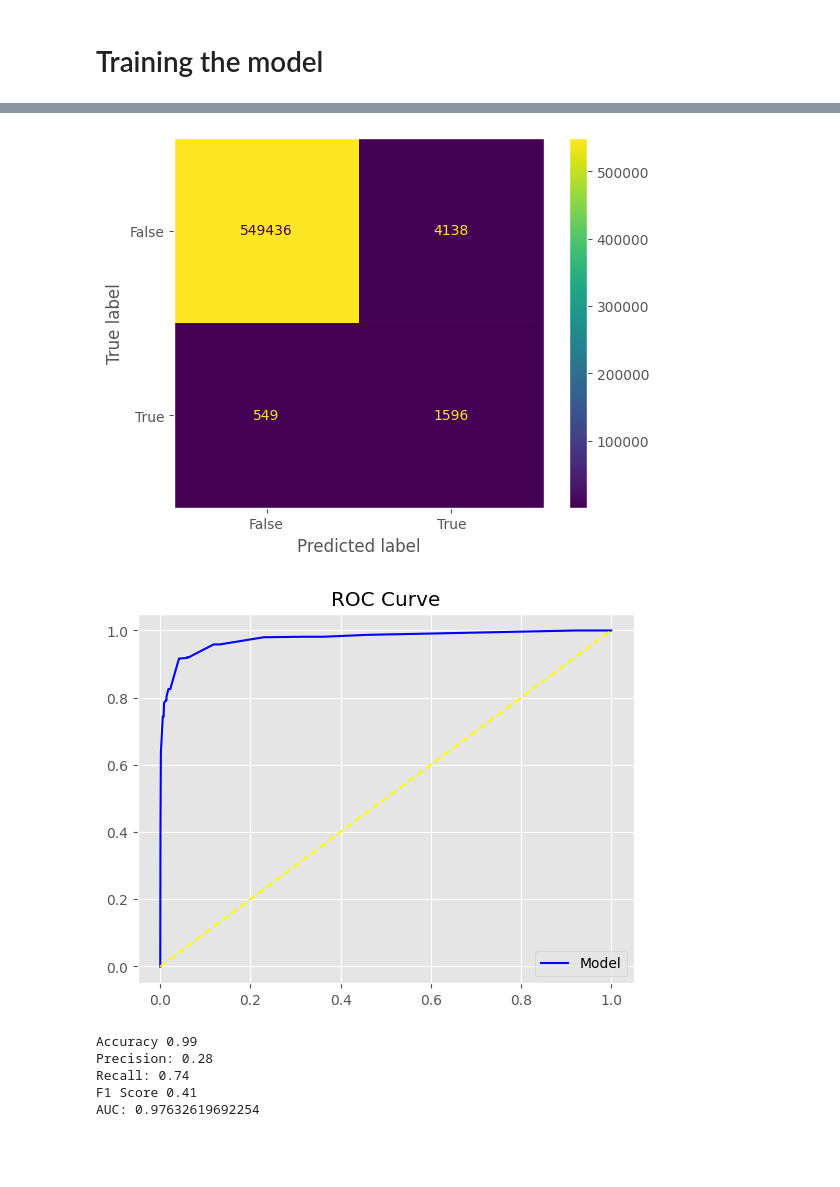
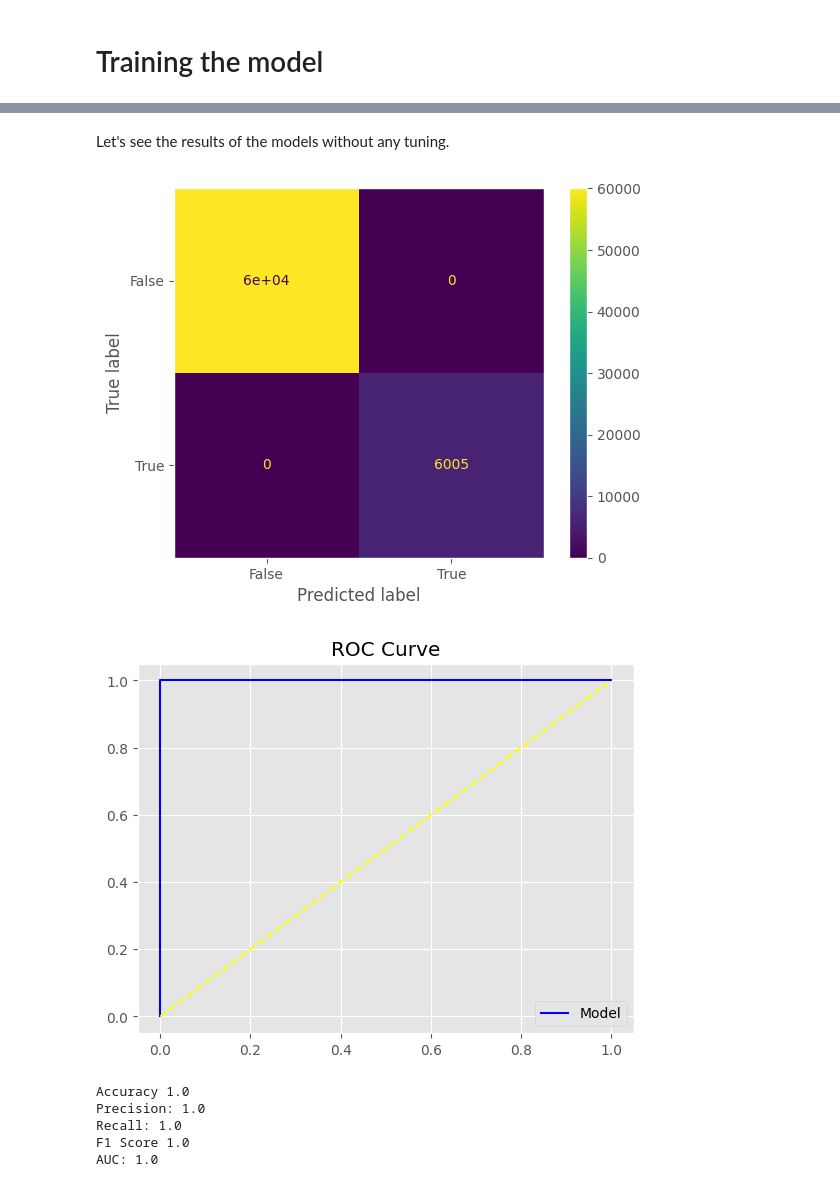
Before and after one commit to francismelojr/fraud-analysis, a Jupyter notebook: fraud-analysis.ipynb, the cells around one changed output, grey strips where cells are left out. Cells and saved outputs as stored; diff of their text form; code cells hidden in the pictures; blank space fills up the shorter version.

```diff
--- a/fraud-analysis.ipynb
+++ b/fraud-analysis.ipynb
@@ -546,2 +582,5 @@ X_test.drop(columns=["gender_binary", "state_WOE", "zip", "long", "lat",
+# %%
+X_train, X_valid, y_train, y_valid = train_test_split(
+    X_train, y_train, stratify=y_train, test_size=0.2)
 # %% [markdown]
 # Training the model
@@ -548,6 +620,5 @@ X_test.drop(columns=["gender_binary", "state_WOE", "zip", "long", "lat",
 # %%
-model = RandomForestClassifier(random_state=23)
-model.fit(X_train, y_train)
-
-y_pred_test = model.predict(X_test)
-y_score_test = model.predict_proba(X_test)[:,1]
+rf = RandomForestClassifier(random_state=23)
+knn = KNeighborsClassifier()
+gboost = GradientBoostingClassifier(random_state=23)
+lgbm = LGBMClassifier(random_state=23)
@@ -652,10 +624,0 @@ results_gp.x
-# %%
-model_gp = RandomForestClassifier(random_state=23, n_estimators=150,
-                                  max_depth=9, max_features=None, max_leaf_nodes=9, criterion="entropy")
-model_gp.fit(X_train, y_train)
-
-y_pred_train_gp = model_gp.predict(X_train)
-y_score_train_gp = model_gp.predict_proba(X_train)[:,1]
-
-y_pred_test_gp = model_gp.predict(X_test)
-y_score_test_gp = model_gp.predict_proba(X_test)[:,1]
@@ -686,10 +625,23 @@ AUC: 0.97632619692254
-# %%
-evaluate_model(y_test, y_pred_test_gp, y_score_test_gp)
-# %% [output]
-[figure, removed]
-[figure, removed]
-Accuracy 0.99
-Precision: 0.28
-Recall: 0.74
-F1 Score 0.41
-AUC: 0.97632619692254
+# %% [markdown]
+Let's see the results of the models without any tuning.
+# %%
+#random forest
+
+rf.fit(X_train, y_train)
+
+y_pred_train = rf.predict(X_train)
+y_score_train = rf.predict_proba(X_train)[:,1]
+
+y_pred_test = rf.predict(X_test)
+y_score_test = rf.predict_proba(X_test)[:,1]
+# %%
+#training metrics
+evaluate_model(y_train, y_pred_train, y_score_train)
+# %% [output]
+[figure, added]
+[figure, added]
+Accuracy 1.0
+Precision: 1.0
+Recall: 1.0
+F1 Score 1.0
+AUC: 1.0
```
Also changed, not shown: parts of 43 cells of this notebook.
